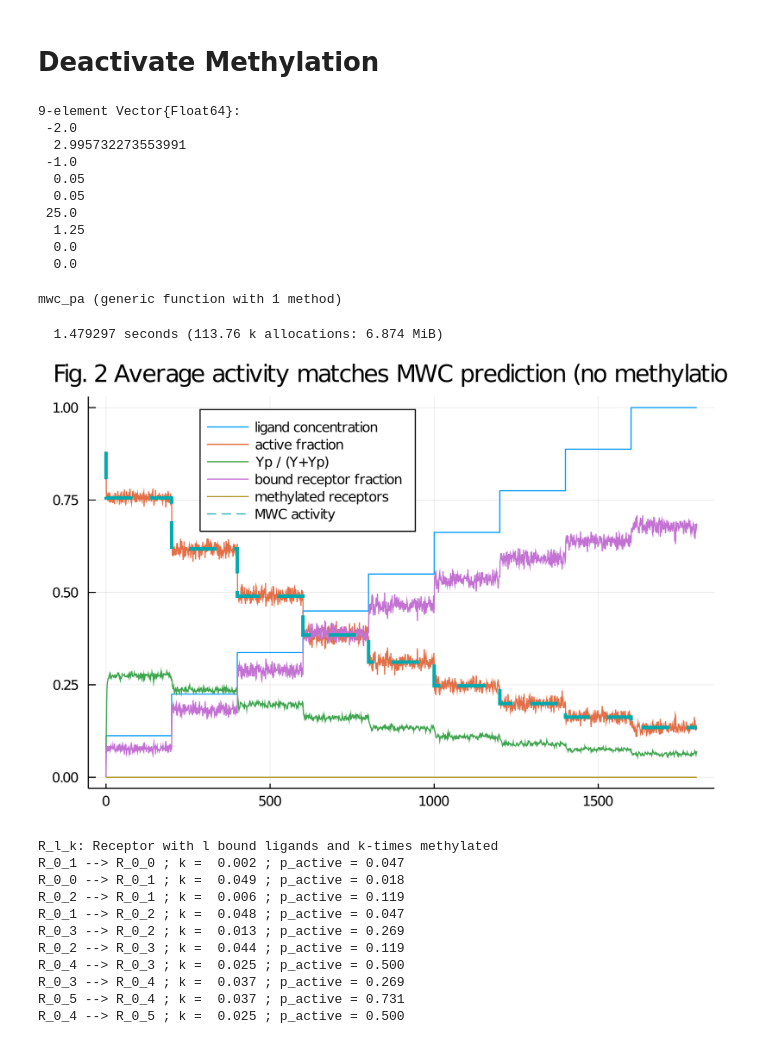
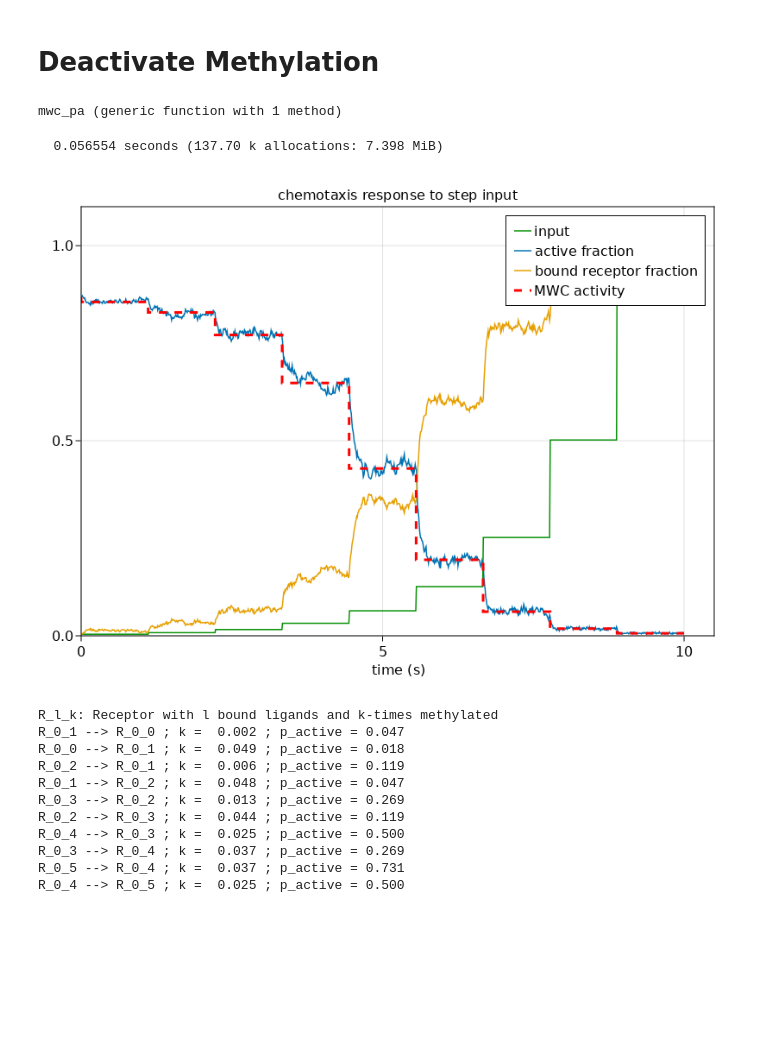
Before and after one commit to manuel-rhdt/PathWeightSampling.jl, a Jupyter notebook: _research/notebooks/cooperative_chemotaxis.ipynb, the cells around one changed output. Cells and saved outputs as stored; diff of their text form; code cells hidden in the pictures; blank space fills up the shorter version.

```diff
--- a/_research/notebooks/cooperative_chemotaxis.ipynb
+++ b/_research/notebooks/cooperative_chemotaxis.ipynb
@@ -0,0 +227,2 @@
+# %%
+set_theme!()
@@ -59,8 +251,0 @@ params = [
-# %%
-system = cooperative_chemotaxis_system(lmax=lmax, mmax=mmax, a_star=a_star, n_clusters=n_clusters, E₀=E0, δf=δf, phosphorylate=1000.0 / n_clusters / 4000, dephosphorylate=1000.0 / 2000, dtimes=0.0:1:100)
-step_s = Trajectory([0, 600, 1200, 1800], [[10], [10], [40], [10]])
-gradient_s = Trajectory(collect(0.0:50.0:1800.0), vcat([[x] for x in 5:1:23], [[x] for x in 24:4:92]))
-ramp_s = Trajectory(collect(0:200:1800), [[round(Int, x)] for x in exp.(range(1, 4.5, length=10))])
-plot(step_s)
-plot!(gradient_s)
-plot!(ramp_s)
@@ -164,28 +262,23 @@ p = plot_solution(sol, system, legend=:topleft, title="Fig. 1 Perfect adaptation
 # %% [markdown]
 # Deactivate Methylation
-# %%
-factor = 1.0
-E0 = -2 # we assume every receptor has a given methylation level
-params_no_methylation = [
-    E0, # E0
-    δg,
-    δf,
-    factor * p_bind, # ligand binding to active receptor
-    p_bind, # ligand binding to inactive receptor
-    factor * p_bind * K_a, # ligand dissociation from active receptor
-    p_bind * K_i, # ligand dissociation from inactive receptor
-    0.0, # demethylation of active receptor
-    0.0  # methylation of inactive receptor
-]
-# %% [output]
-9-element Vector{Float64}:
- -2.0
-  2.995732273553991
- -1.0
-  0.05
-  0.05
- 25.0
-  1.25
-  0.0
-  0.0
+# %%
+E0 = -2.0
+params_no_methylation = (;
+    E₀ = -2.0, # we assume every receptor has a given methylation level
+    lmax = lmax,
+    mmax = mmax,
+    Kₐ = 500, # unit: μM (from MeASP data)
+    Kᵢ = 25, # unit: μM
+    δf = -1.5,
+    k_B = 0.0, # demethylation of active receptor
+    k_R = 0.0, # methylation of inactive receptor
+    n_clusters = n_clusters,
+    k⁺ =  0.2, # ligand binding rate to active or inactive receptor
+    n_chey = 10_000,
+    mean_l = 50.0,
+    tau_l = 1.0,
+    phosphorylate = 0.25e-3,
+    dephosphorylate = 0.2
+)
+system_no_methylation = cooperative_chemotaxis_system(; dtimes=0.0:1.0:100.0, params_no_methylation...);
 # %%
@@ -193,12 +286,14 @@ mwc_pa(l) = exp(-E0) * (1 + l/K_a)^lmax / ( (1 + l/K_i)^lmax + exp(-E0) * (1 + l
 # %% [output]
 mwc_pa (generic function with 1 method)
 # %%
-@time sol = solve_system(system, ramp_s, params_no_methylation)
-p = plot_solution(sol, system, legend=:top)
-plot!(p, ramp_s.t, mwc_pa.(getindex.(ramp_s.u, 1)), seriestype=:steppre, linestyle=:dash, linewidth=3, label="MWC activity", fmt=:png, dpi=300, title="Fig. 2 Average activity matches MWC prediction (no methylation)")
+@time sol = solve_system(system_no_methylation, ramp_s, saveat=0.01)
+plot_solution(sol, system_no_methylation, yp=false, ligand_concentration=true, methylation=false, bound_ligand=true)
+stairs!(ramp_s.t, mwc_pa.(getindex.(ramp_s.u, 1)), linestyle=:dash, linewidth=3, label="MWC activity", color=:red)
+axislegend()
+current_figure()
 # %% [output]
-  1.479297 seconds (113.76 k allocations: 6.874 MiB)
+  0.056554 seconds (137.70 k allocations: 7.398 MiB)
-[figure, old version]
+[figure, new version]
 # %%
 p = plot(ramp_s.t, getindex.(ramp_s.u, 1) ./ 100, seriestype=:steppre)
 plot!(p, ramp_s.t, mwc_pa.(getindex.(ramp_s.u, 1)), seriestype=:steppre, linestyle=:dash)
```
Also changed, not shown: parts of 23 cells of this notebook, 47 other files.
